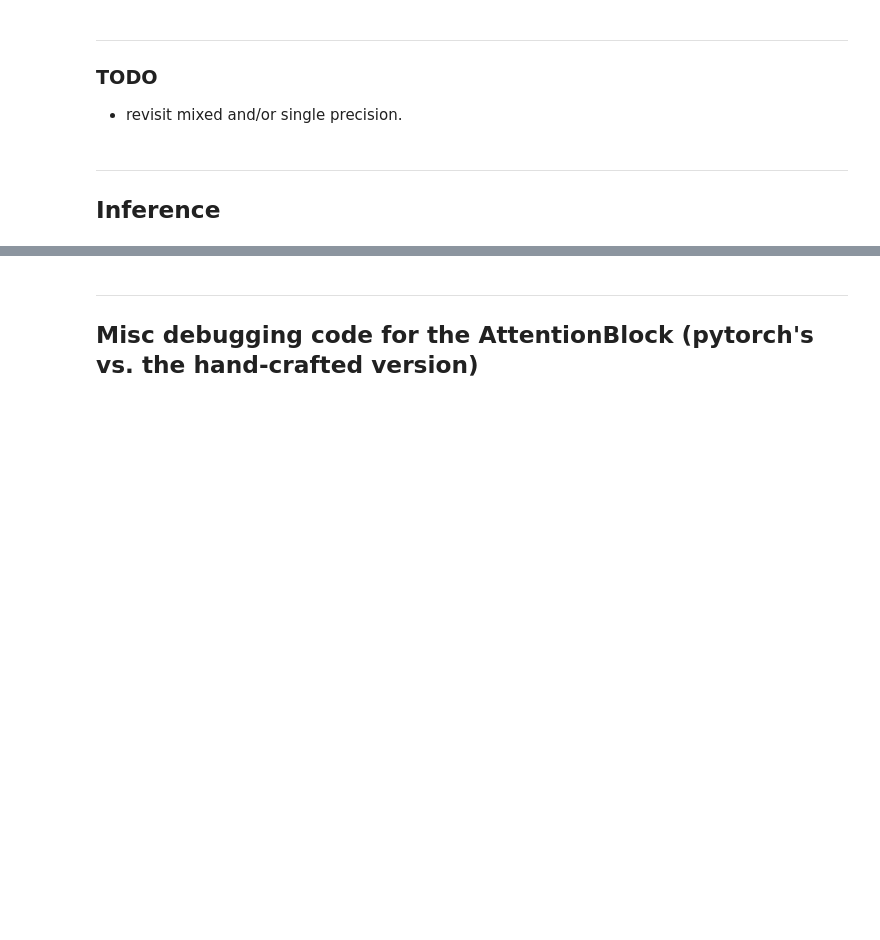
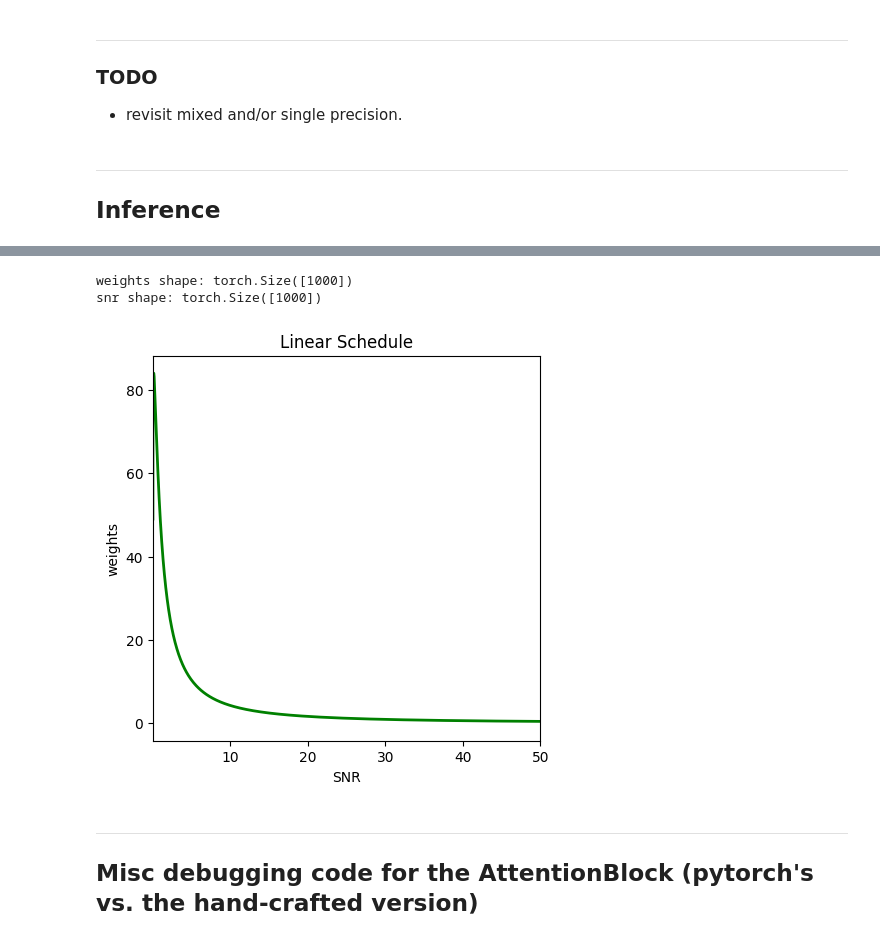
Before and after one commit to planaria158/Diffusion_DDPM, a Jupyter notebook: Diffusion_dev.ipynb, the cells around one changed output, grey strips where cells are left out. Saved outputs shown, nothing was run; the diff lists cells and outputs as text; code cells hidden in the pictures; blank space fills up the shorter version.

```diff
--- a/Diffusion_dev.ipynb
+++ b/Diffusion_dev.ipynb
@@ -285,3 +366,40 @@ flowers = torchvision.datasets.Flowers102(root='../data/', split='train', downlo
+# %%
+# Debug the PP weights stuff added to noise_scheduler class.
+
+# Perception-prioritized weighting during training
+# https://arxiv.org/pdf/2204.00227.pdf
+
+import matplotlib.pyplot as plt
+
+t_steps = torch.linspace(0, 999, 1000, dtype=torch.int)
+weights = lns.get_pp_weights(t_steps)
+for i in range(3):
+    weights = weights.squeeze()
+
+snr = lns.snr[t_steps]
+print('weights shape:', weights.shape)
+print('snr shape:', snr.shape)
+
+# weights_1p0 /= (torch.sum(torch.abs(weights_1p0)))
+# print(torch.sum(weights_1p0))
+
+rows = 1
+cols = 1
+fig = plt.figure(figsize=(5,5))
+
+ax = plt.subplot(rows, cols, 1)
+ax.plot(snr, weights, linewidth=2.0, color="green")
+plt.title('Linear Schedule')
+plt.xlabel('SNR')
+plt.ylabel('weights')
+# plt.xscale("log")
+plt.xlim(1e-8, 50)
+
+plt.show()
+# %% [output]
+weights shape: torch.Size([1000])
+snr shape: torch.Size([1000])
+[figure, added]
 # %% [markdown]
 ----------------
 ## Misc debugging code for the AttentionBlock (pytorch's vs. the hand-crafted version)
```
Also changed, not shown: parts of 5 cells of this notebook, 3 other files.
